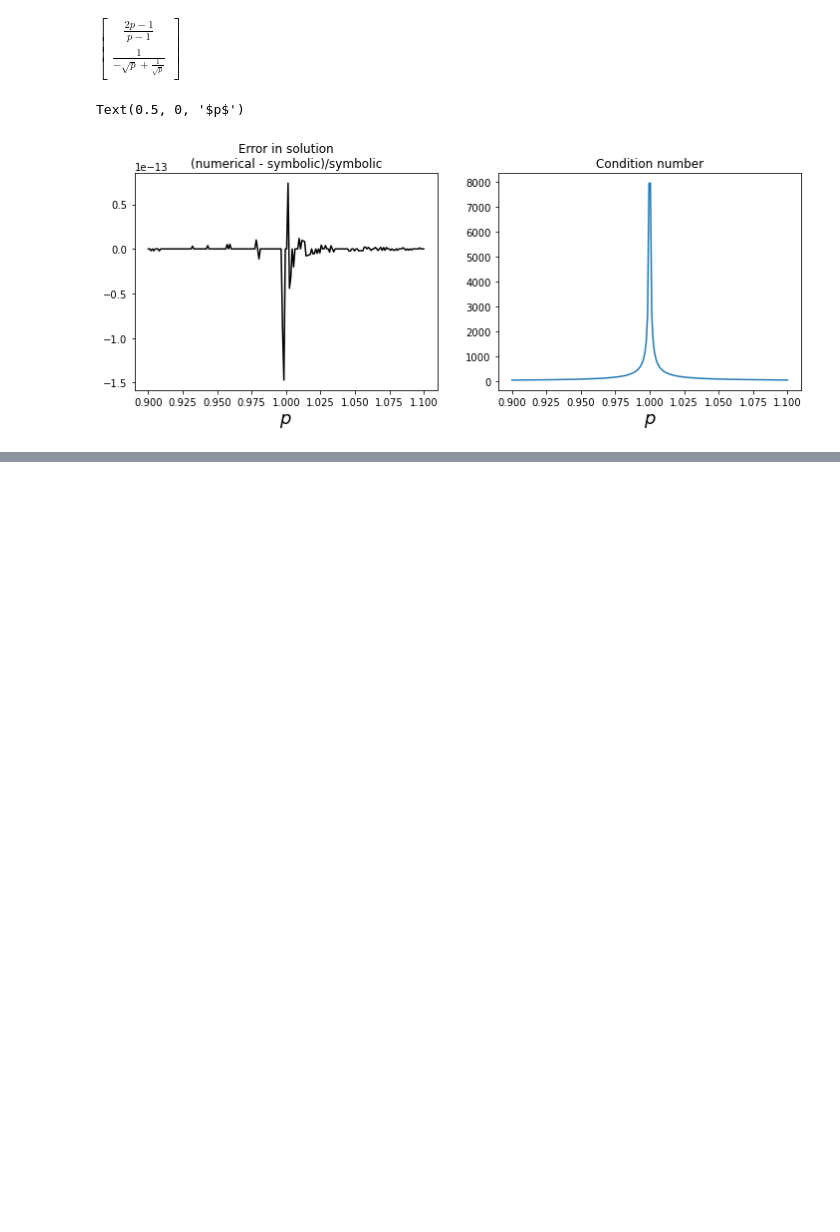
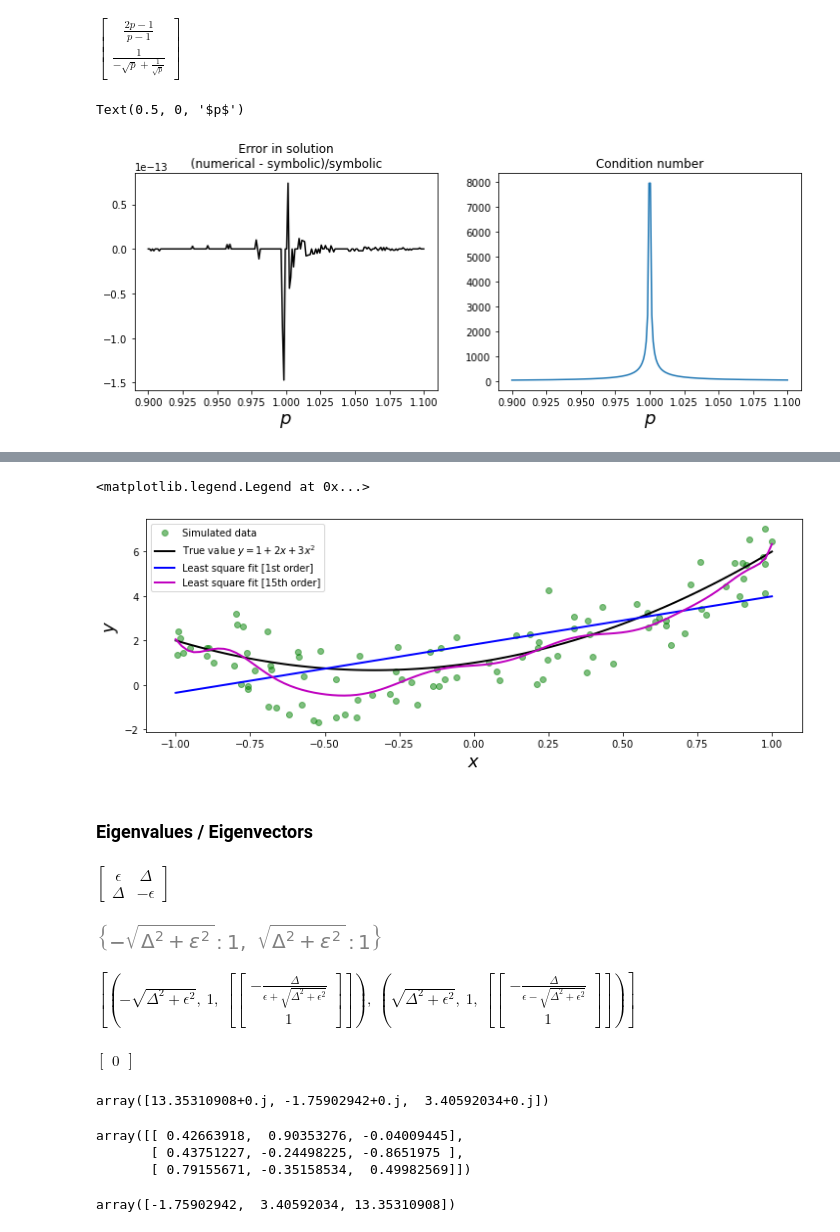
Before and after one commit to nickovchinnikov/Computational-Science-and-Engineering, a Jupyter notebook: NumericalPython/4.EquationSolving.ipynb, the cells around one changed output, grey strips where cells are left out. Drawn from its saved outputs; the diff is of its cells as text; code cells hidden in the pictures; blank space fills up the shorter version.

```diff
--- a/NumericalPython/4.EquationSolving.ipynb
+++ b/NumericalPython/4.EquationSolving.ipynb
@@ -142,0 +205,72 @@ Text(0.5, 0, '$p$')
+# %%
+# fit the data to the model using linear least square:
+# 1st order polynomial
+A = np.vstack([X**n for n in range(2)])
+sol, r, rank, sv = la.lstsq(A.T, Y)
+
+y_fit1 = sum([s * x**n for n, s in enumerate(sol)])
+# %%
+# 15th order polynomial
+A = np.vstack([X**n for n in range(16)])
+
+sol, r, rank, sv = la.lstsq(A.T, Y)
+
+y_fit15 = sum([s * x**n for n, s in enumerate(sol)])
+
+fig, ax = plt.subplots(figsize=(12, 4))
+
+ax.plot(X, Y, 'go', alpha=0.5, label='Simulated data')
+
+ax.plot(x, y_exact, 'k', lw=2, label='True value $y = 1 + 2x +3x^2$')
+
+ax.plot(x, y_fit1, 'b', lw=2, label='Least square fit [1st order]')
+
+ax.plot(x, y_fit15, 'm', lw=2, label='Least square fit [15th order]')
+
+ax.set_xlabel(r"$x$", fontsize=18)
+ax.set_ylabel(r"$y$", fontsize=18)
+
+ax.legend(loc=2)
+# %% [output]
+<matplotlib.legend.Legend at 0x...>
+[figure, added]
+# %% [markdown]
+### Eigenvalues / Eigenvectors
+# %%
+eps, delta = sympy.symbols("epsilon, Delta")
+H = sympy.Matrix([[eps, delta], [delta, -eps]])
+H
+# %% [output]
+$\displaystyle \left[\begin{matrix}\epsilon & \Delta\\\Delta & - \epsilon\end{matrix}\right]$
+# %%
+H.eigenvals()
+# %% [output]
+[figure, added]
+# %%
+H.eigenvects()
+# %% [output]
+$\displaystyle \left[ \left( - \sqrt{\Delta^{2} + \epsilon^{2}}, \  1, \  \left[ \left[\begin{matrix}- \frac{\Delta}{\epsilon + \sqrt{\Delta^{2} + \epsilon^{2}}}\\1\end{matrix}\right]\right]\right), \  \left( \sqrt{\Delta^{2} + \epsilon^{2}}, \  1, \  \left[ \left[\begin{matrix}- \frac{\Delta}{\epsilon - \sqrt{\Delta^{2} + \epsilon^{2}}}\\1\end{matrix}\right]\right]\right)\right]$
+# %%
+(eval1, _, evec1), (eval2, _, evec2) = H.eigenvects()
+
+# Orthogonality
+sympy.simplify(evec1[0].T * evec2[0])
+# %% [output]
+$\displaystyle \left[\begin{matrix}0\end{matrix}\right]$
+# %%
+A = np.array([[1, 3, 5], [3, 5, 3], [5, 3, 9]])
+evals, evecs = la.eig(A)
+
+evals
+# %% [output]
+array([13.35310908+0.j, -1.75902942+0.j,  3.40592034+0.j])
+# %%
+evecs
+# %% [output]
+array([[ 0.42663918,  0.90353276, -0.04009445],
+       [ 0.43751227, -0.24498225, -0.8651975 ],
+       [ 0.79155671, -0.35158534,  0.49982569]])
+# %%
+la.eigvalsh(A)
+# %% [output]
+array([-1.75902942,  3.40592034, 13.35310908])
```
Also changed, not shown: parts of 14 cells of this notebook.
